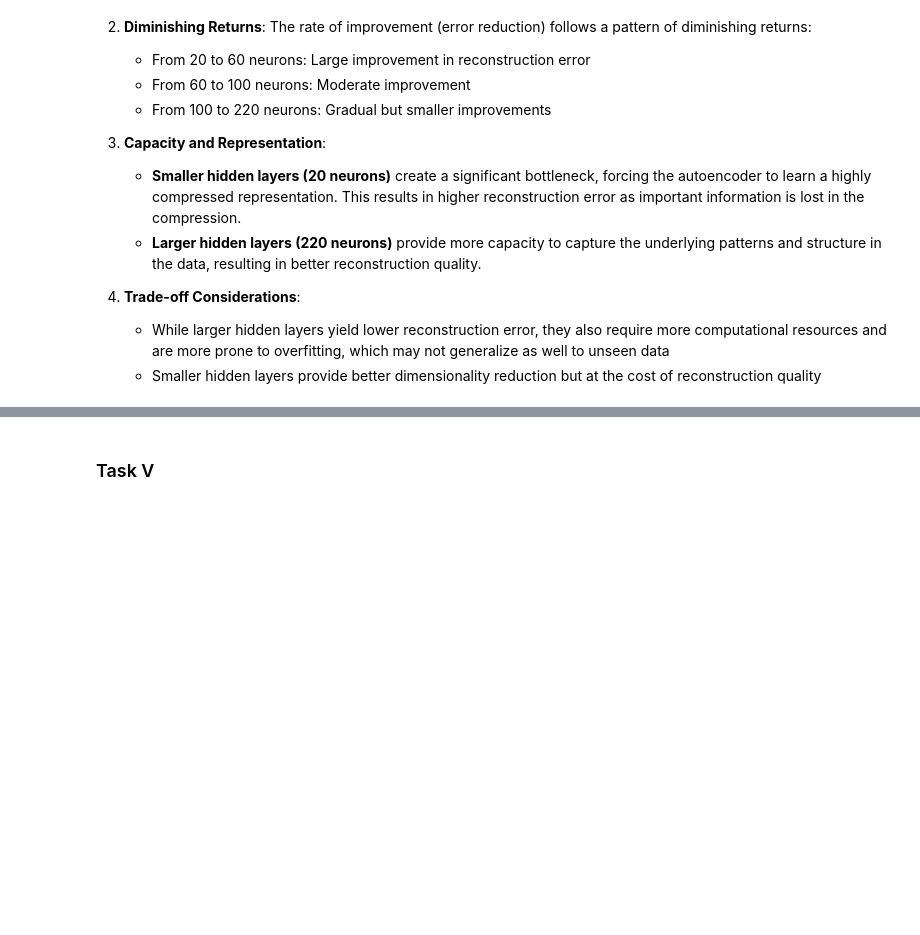
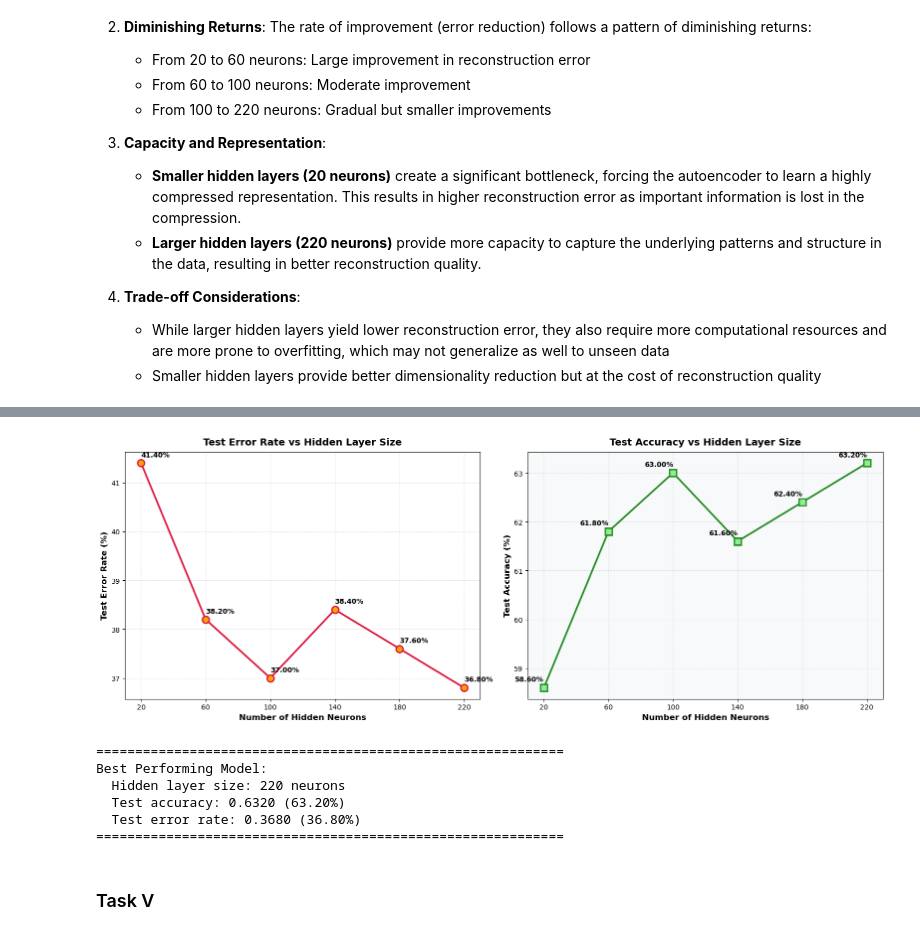
Before and after one commit to MinGGGoD/ML_ASS, a Jupyter notebook: ASS2/35224436_YIMING_ZHANG_a2_sec3.ipynb, the cells around one changed output, grey strips where cells are left out. Cells and saved outputs as stored; diff of their text form; code cells hidden in the pictures; blank space fills up the shorter version.

```diff
--- a/ASS2/35224436_YIMING_ZHANG_a2_sec3.ipynb
+++ b/ASS2/35224436_YIMING_ZHANG_a2_sec3.ipynb
@@ -409,3 +634,68 @@ Based on the plot of reconstruction error vs. hidden layer size, we can observe
+# %%
+# Create a comprehensive visualization
+fig, axes = plt.subplots(1, 2, figsize=(16, 6))
+
+# Plot 1: Test Error Rate vs Hidden Layer Size
+ax1 = axes[0]
+hidden_neurons = list(test_errors.keys())
+errors = [test_errors[h] * 100 for h in hidden_neurons]  # Convert to percentage
+
+ax1.plot(hidden_neurons, errors, marker='o', markersize=10, linewidth=2.5,
+         color='crimson', markerfacecolor='orange', markeredgewidth=2, markeredgecolor='crimson')
+
+# Add value labels on each point
+for neurons, error in zip(hidden_neurons, errors):
+    ax1.text(neurons, error + 0.1, f'{error:.2f}%', ha='left', va='bottom',
+             fontsize=10, fontweight='bold')
+
+ax1.set_xlabel('Number of Hidden Neurons', fontsize=12, fontweight='bold')
+ax1.set_ylabel('Test Error Rate (%)', fontsize=12, fontweight='bold')
+ax1.set_title('Test Error Rate vs Hidden Layer Size', fontsize=14, fontweight='bold', pad=10)
+ax1.grid(True, alpha=0.3, linestyle='--')
+ax1.set_xticks(hidden_neurons)
+
+# Plot 2: Test Accuracy vs Hidden Layer Size
+ax2 = axes[1]
+accuracies = [test_accuracies[h] * 100 for h in hidden_neurons]  # Convert to percentage
+
+ax2.plot(hidden_neurons, accuracies, marker='s', markersize=10, linewidth=2.5,
+         color='forestgreen', markerfacecolor='lightgreen', markeredgewidth=2, markeredgecolor='forestgreen')
+
+# Add value labels on each point
+for neurons, acc in zip(hidden_neurons, accuracies):
+    ax2.text(neurons, acc + 0.1, f'{acc:.2f}%', ha='right', va='bottom',
+             fontsize=10, fontweight='bold')
+
+ax2.set_xlabel('Number of Hidden Neurons', fontsize=12, fontweight='bold')
+ax2.set_ylabel('Test Accuracy (%)', fontsize=12, fontweight='bold')
+ax2.set_title('Test Accuracy vs Hidden Layer Size', fontsize=14, fontweight='bold', pad=10)
+ax2.grid(True, alpha=0.3, linestyle='--')
+ax2.set_xticks(hidden_neurons)
+ax2.set_facecolor('#f8f9fa')
+
+plt.tight_layout()
+plt.show()
+# %% [output]
+[figure, added]
+# %%
+# Find best performing model
+best_hidden_size = min(test_errors, key=test_errors.get)
+best_error = test_errors[best_hidden_size]
+best_accuracy = test_accuracies[best_hidden_size]
+
+print("="*60)
+print(f"Best Performing Model:")
+print(f"  Hidden layer size: {best_hidden_size} neurons")
+print(f"  Test accuracy: {best_accuracy:.4f} ({best_accuracy*100:.2f}%)")
+print(f"  Test error rate: {best_error:.4f} ({best_error*100:.2f}%)")
+print("="*60)
+# %% [output]
+============================================================
+Best Performing Model:
+  Hidden layer size: 220 neurons
+  Test accuracy: 0.6320 (63.20%)
+  Test error rate: 0.3680 (36.80%)
+============================================================
 # %% [markdown]
 ### Task V
 # %% [markdown]
```
Also changed, not shown: parts of 9 cells of this notebook.
